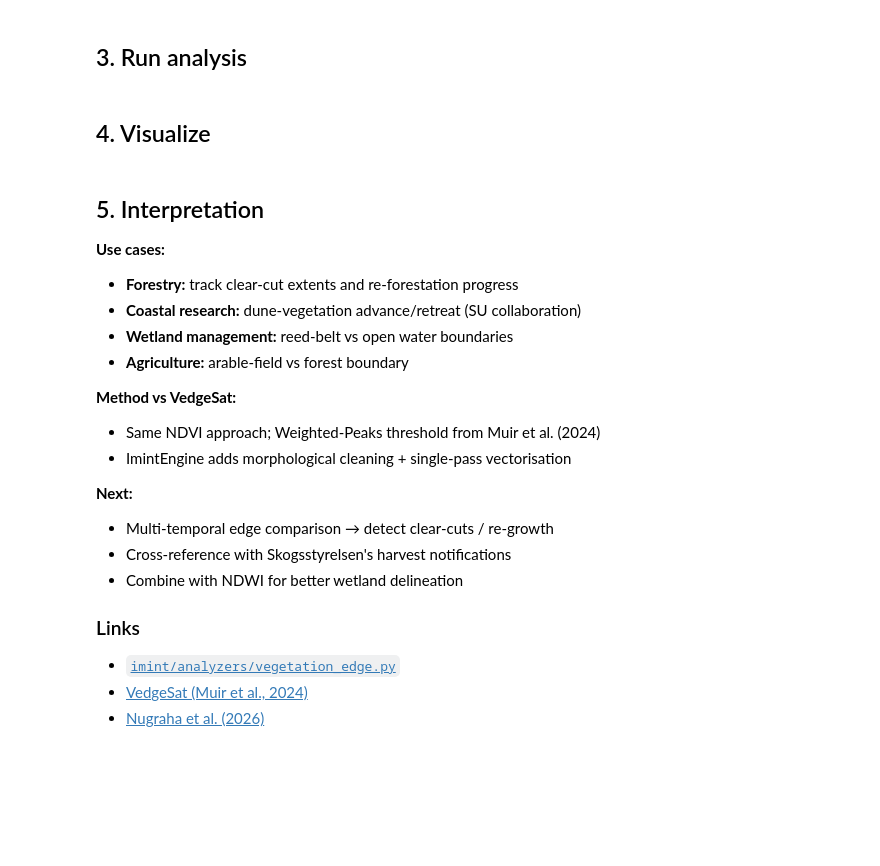
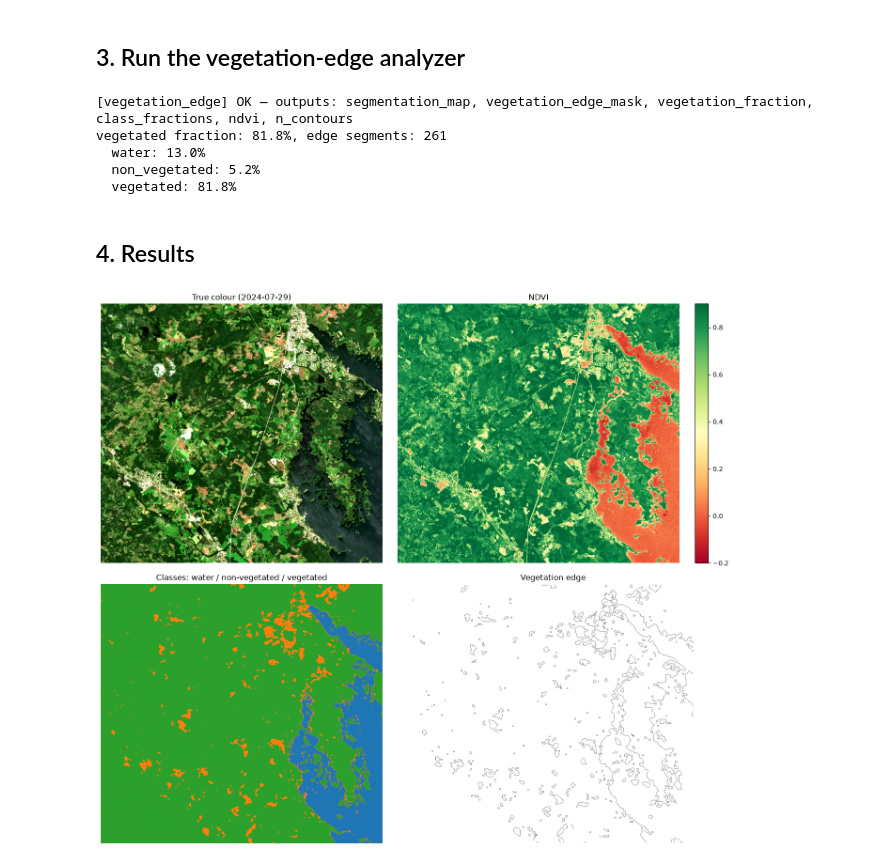
Before and after one commit to DigitalEarthSwedenExperimentalLab/imintengine, a Jupyter notebook: notebooks/sdl3-cases/070_CASE_060-Vegetation-Edge.ipynb, the cells around one changed output. Cells and saved outputs as stored; diff of their text form; code cells hidden in the pictures; blank space fills up the shorter version.

```diff
--- a/notebooks/sdl3-cases/070_CASE_060-Vegetation-Edge.ipynb
+++ b/notebooks/sdl3-cases/070_CASE_060-Vegetation-Edge.ipynb
@@ -54,2 +107,2 @@ print(f"Date: {DATE}")
 # %% [markdown]
-## 3. Run analysis
+## 3. Run the vegetation-edge analyzer
@@ -74,2 +109,18 @@ else:
+# %%
+from imint.analyzers.vegetation_edge import VegetationEdgeAnalyzer
+
+edge = VegetationEdgeAnalyzer({}).run(rgb=scene.rgb, bands=scene.bands, date=DATE, coords=AOI,
+                                      output_dir="outputs/060", scl=scene.scl, geo=scene.geo)
+print(edge.summary())
+ve = edge.outputs
+print(f"vegetated fraction: {ve['vegetation_fraction']:.1%}, edge segments: {ve['n_contours']}")
+for name, frac in ve["class_fractions"].items():
+    print(f"  {name}: {frac:.1%}")
+# %% [output]
+[vegetation_edge] OK — outputs: segmentation_map, vegetation_edge_mask, vegetation_fraction, class_fractions, ndvi, n_contours
+vegetated fraction: 81.8%, edge segments: 261
+  water: 13.0%
+  non_vegetated: 5.2%
+  vegetated: 81.8%
 # %% [markdown]
-## 4. Visualize
+## 4. Results
@@ -89,49 +127,14 @@ m
 # %%
 fig, axes = plt.subplots(2, 2, figsize=(14, 12))
-
-axes[0, 0].imshow(job.rgb)
-axes[0, 0].set_title(f"RGB ({DATE})")
-axes[0, 0].axis("off")
-
-if ve is not None:
-    im = axes[0, 1].imshow(ve["ndvi"], cmap="RdYlGn", vmin=-0.2, vmax=0.9)
-    axes[0, 1].set_title("NDVI")
-    axes[0, 1].axis("off")
-    plt.colorbar(im, ax=axes[0, 1], fraction=0.046)
-
-    axes[1, 0].imshow(ve["segmentation_map"], cmap="tab10", vmin=0, vmax=9)
-    axes[1, 0].set_title("3-class: water / non-veg / vegetated")
-    axes[1, 0].axis("off")
-
-    axes[1, 1].imshow(ve["vegetation_edge_mask"], cmap="binary")
-    axes[1, 1].set_title("Vegetation-edge centreline")
-    axes[1, 1].axis("off")
-else:
-    for ax in axes.flat[1:]:
-        ax.text(0.5, 0.5, "vegetation_edge unavailable", ha="center", va="center")
-        ax.axis("off")
-
+axes[0, 0].imshow(scene.rgb); axes[0, 0].set_title(f"True colour ({DATE})")
+im = axes[0, 1].imshow(ve["ndvi"], cmap="RdYlGn", vmin=-0.2, vmax=0.9); axes[0, 1].set_title("NDVI")
+fig.colorbar(im, ax=axes[0, 1], fraction=0.046)
+axes[1, 0].imshow(ve["segmentation_map"], cmap="tab10", vmin=0, vmax=9)
+axes[1, 0].set_title("Classes: water / non-vegetated / vegetated")
+axes[1, 1].imshow(ve["vegetation_edge_mask"], cmap="binary"); axes[1, 1].set_title("Vegetation edge")
+for ax in axes.flat:
+    ax.axis("off")
 plt.tight_layout()
 plt.show()
+# %% [output]
+[figure, added]
-# %% [markdown]
-## 5. Interpretation
-
-**Use cases:**
-- **Forestry:** track clear-cut extents and re-forestation progress
-- **Coastal research:** dune-vegetation advance/retreat (SU collaboration)
-- **Wetland management:** reed-belt vs open water boundaries
-- **Agriculture:** arable-field vs forest boundary
-
-**Method vs VedgeSat:**
-- Same NDVI approach; Weighted-Peaks threshold from Muir et al. (2024)
-- ImintEngine adds morphological cleaning + single-pass vectorisation
-
-**Next:**
-- Multi-temporal edge comparison → detect clear-cuts / re-growth
-- Cross-reference with Skogsstyrelsen's harvest notifications
-- Combine with NDWI for better wetland delineation
-
-### Links
-- [`imint/analyzers/vegetation_edge.py`](https://github.com/TobiasEdman/imintengine/blob/main/imint/analyzers/vegetation_edge.py)
-- [VedgeSat (Muir et al., 2024)](https://doi.org/10.1002/esp.5835)
-- [Nugraha et al. (2026)](https://doi.org/10.3389/fmars.2026.1757991)
```
Also changed, not shown: parts of 15 cells of this notebook, 13 other files.
